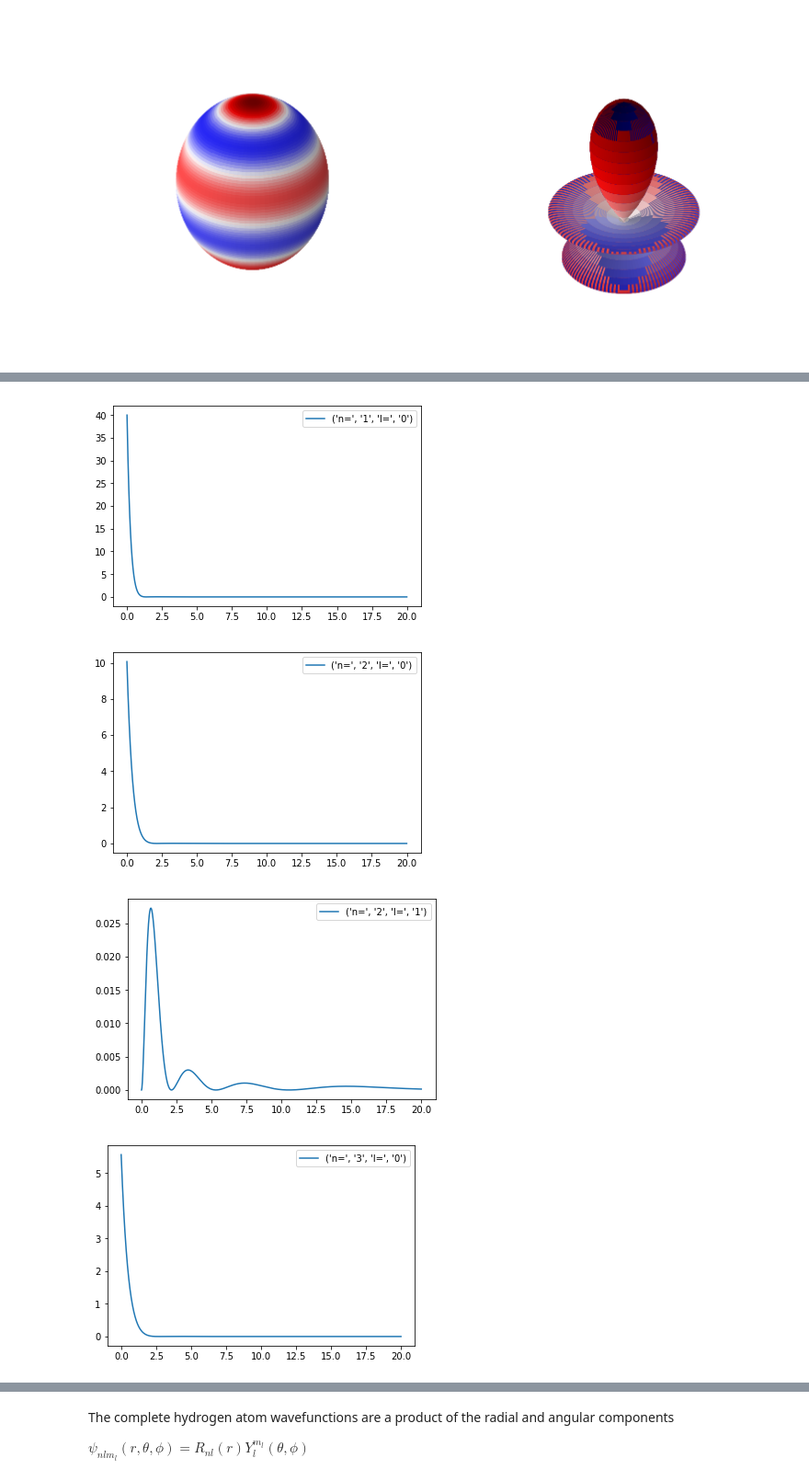
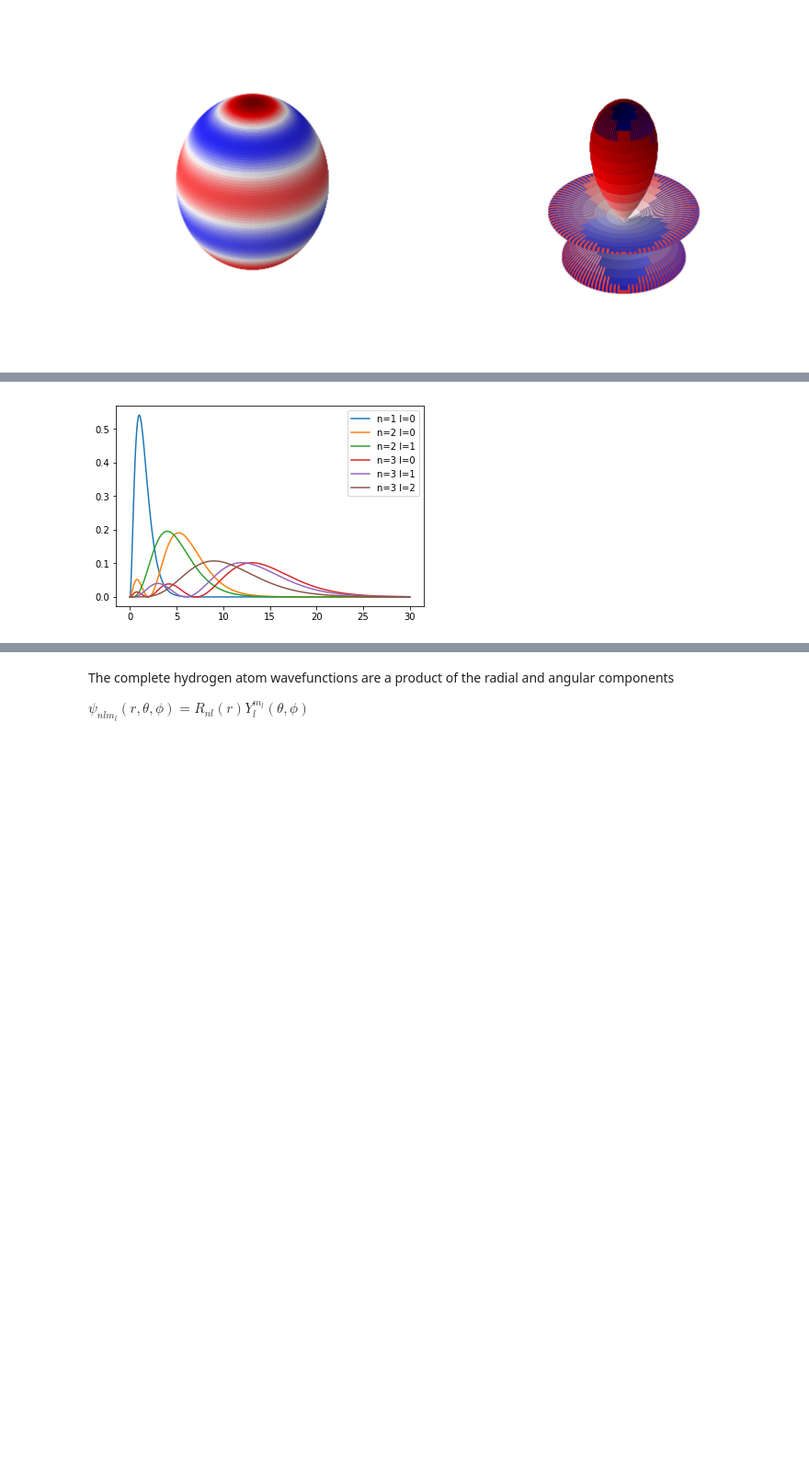
Before and after one commit to mccullaghlab/CHEM571A-FALL2018, a Jupyter notebook: notes/The Hydrogen Atom.ipynb, the cells around one changed output, grey strips where cells are left out. Shown at 92% size. Saved outputs shown, nothing was run; the diff lists cells and outputs as text; code cells hidden in the pictures; blank space fills up the shorter version.

```diff
--- a/notes/The Hydrogen Atom.ipynb
+++ b/notes/The Hydrogen Atom.ipynb
@@ -111,28 +111,27 @@ where $L_{n+l}^{2l+1}$ are the associated Laguerre polynomials.
 # %%
 # let's plot some radial wavefunctions of the hydrogen atom
 from scipy.special import sph_harm
 from scipy.special import assoc_laguerre
 from scipy.special import factorial
 from scipy import integrate
-
+import numpy as np
+import matplotlib.pyplot as plt
+%matplotlib inline
 nLimit = 3
 
 a0 = 1.0
 
-r = np.arange(0,20,0.01)
+r = np.arange(0,30,0.01)
 
 for n in range(1,nLimit+1):
     for l in range(n):
         prefactor = -np.sqrt(factorial(n-l-1)/(2*n*factorial(n+1)**3))*(2.0/(n*a0))**(l+1.5)*np.power(r,l)*np.exp(-r/(n*a0))
-        R = prefactor*assoc_laguerre(2*r/(n*a0),n+1,2l+1)
+        R = prefactor*assoc_laguerre(2*r/(n*a0),n-l-1,2*l+1)
         norm = np.sqrt(integrate.simps(np.power(r,2)*np.power(R,2),r))
         R/=norm
-        label = "n=",str(n),"l=",str(l)
-        plt.plot(r,np.power(R,2),label=label)
-        plt.legend()
-        plt.show()
+        label = "n=" + str(n) + " l=" + str(l)
+        plt.plot(r,np.power(R,2)*np.power(r,2),label=label)
+plt.legend()
+plt.show()
 # %% [output]
-[figure, old version]
+[figure, new version]
-[figure, removed]
-[figure, removed]
-[figure, removed]
```
Also changed, not shown: parts of 2 cells of this notebook.
